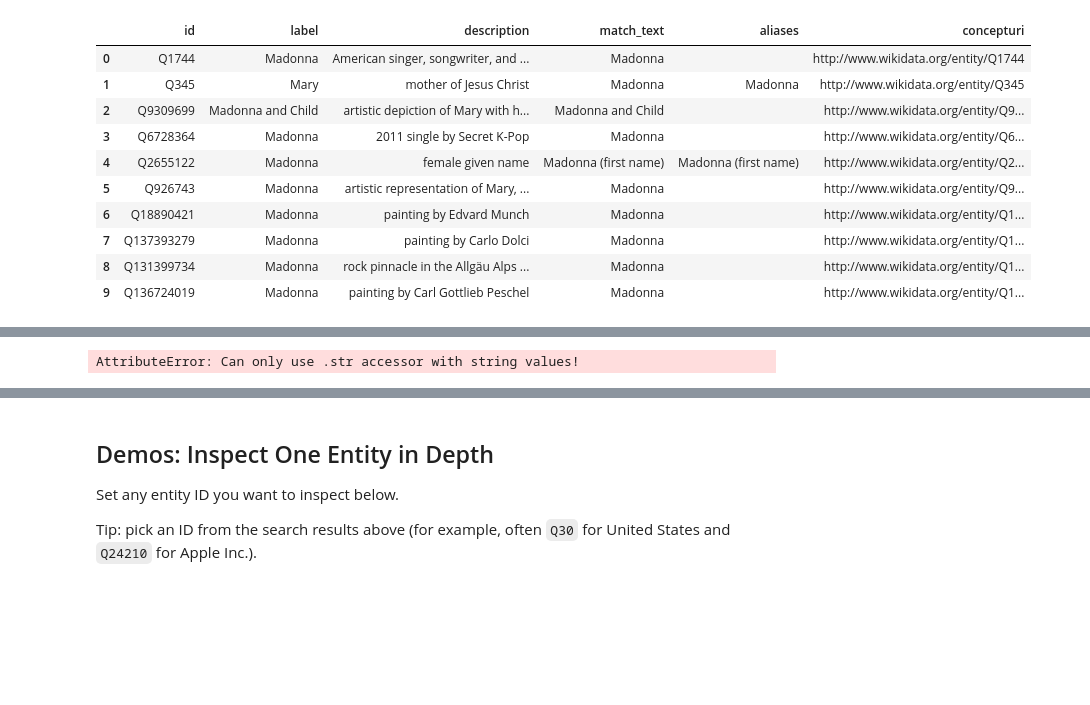
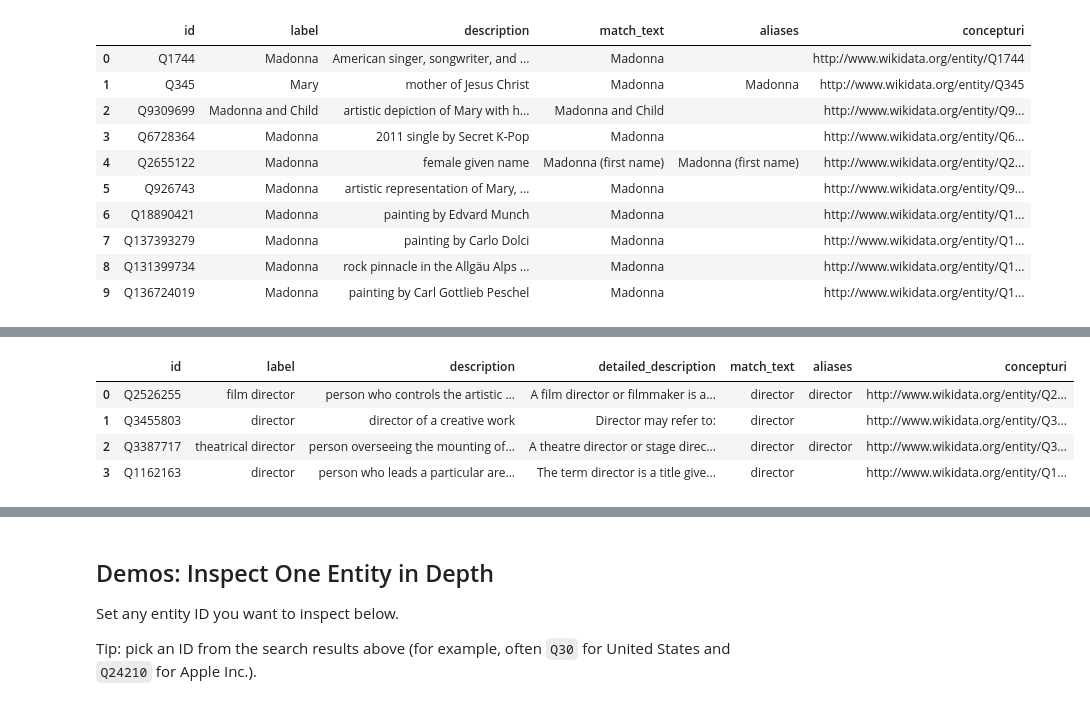
Before and after one commit to YxRicardo/LiteSemRAG, a Jupyter notebook: jupyter_notebooks/explore_wikidata.ipynb, the cells around one changed output, grey strips where cells are left out. Saved outputs shown, nothing was run; the diff lists cells and outputs as text; code cells hidden in the pictures; blank space fills up the shorter version.

```diff
--- a/jupyter_notebooks/explore_wikidata.ipynb
+++ b/jupyter_notebooks/explore_wikidata.ipynb
@@ -600,8 +614,11 @@ display(df_us)
 | 9 | Q188712 | Empire of Japan | Empire in the Asia-Pacific region... | Japanese Empire | Japanese Empire | http://www.wikidata.org/entity/Q1... |
 # %%
 # Demo 3: director
-df = search_wikidata("county",limit=10,include_detailed_description=True,detailed_description_sentences=3,drop_missing_detailed_description=True,exact_match_text=True)
+df = search_wikidata("director",limit=10,include_detailed_description=True,detailed_description_sentences=3,drop_missing_detailed_description=True,exact_match_text=True)
 display(df)
-print(df.loc[0, "detailed_description"])
 # %% [output]
-AttributeError: Can only use .str accessor with string values!
+|  | id | label | description | detailed_description | match_text | aliases | concepturi |
+| 0 | Q2526255 | film director | person who controls the artistic ... | A film director or filmmaker is a... | director | director | http://www.wikidata.org/entity/Q2... |
+| 1 | Q3455803 | director | director of a creative work | Director may refer to: | director |  | http://www.wikidata.org/entity/Q3... |
+| 2 | Q3387717 | theatrical director | person overseeing the mounting of... | A theatre director or stage direc... | director | director | http://www.wikidata.org/entity/Q3... |
+| 3 | Q1162163 | director | person who leads a particular are... | The term director is a title give... | director |  | http://www.wikidata.org/entity/Q1... |
```
Also changed, not shown: parts of 3 cells of this notebook, 4 other files.
